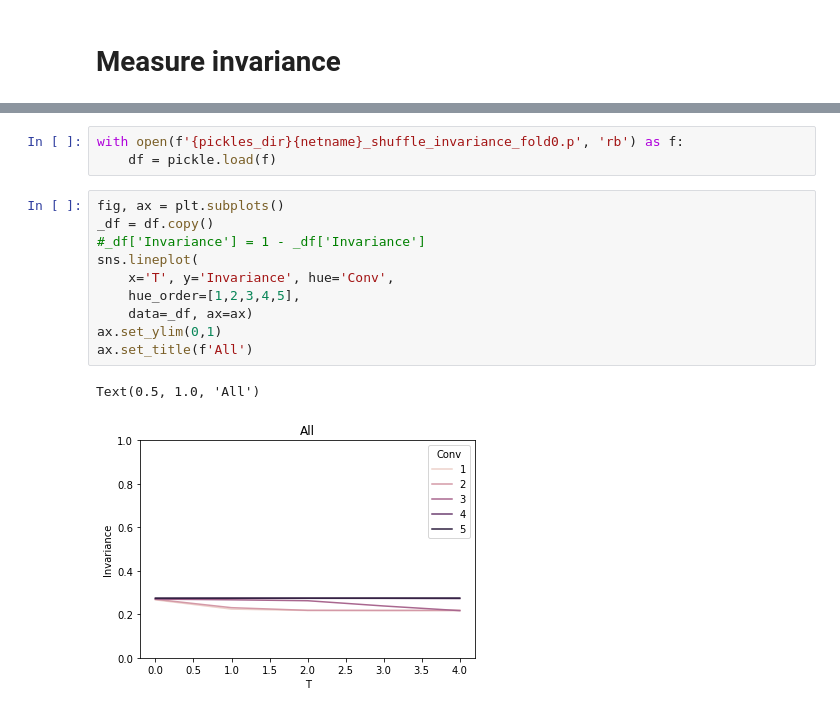
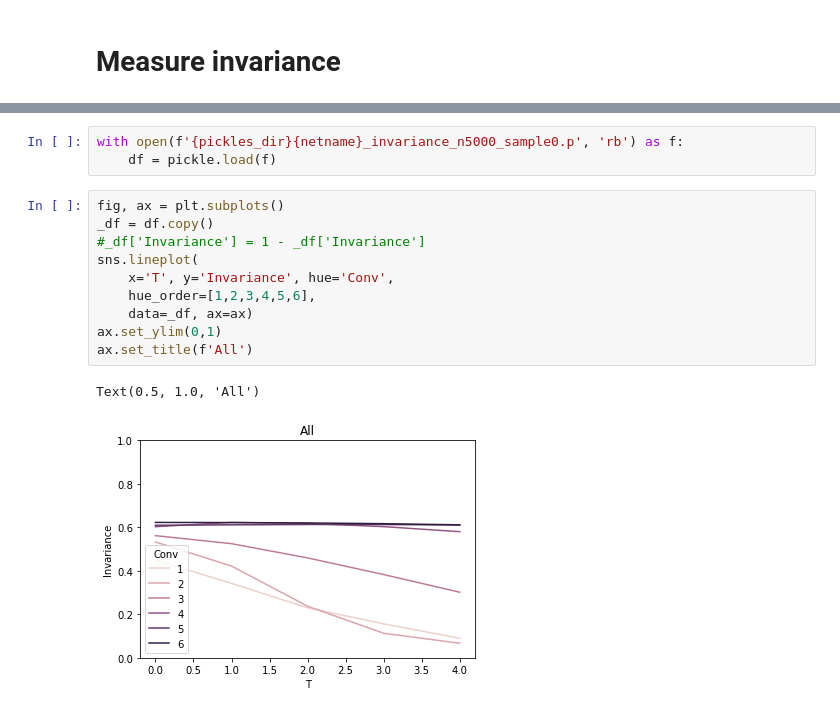
Before and after one commit to chingf/hallucnn, a Jupyter notebook: notebooks/13-noise-invariance.ipynb, the cells around one changed output, grey strips where cells are left out. Cells and saved outputs as stored; diff of their text form.

Commit message:
Change invariance/factorization to subsample neurons instead of data

```diff
--- a/notebooks/13-noise-invariance.ipynb
+++ b/notebooks/13-noise-invariance.ipynb
@@ -29,17 +43,17 @@ snr_types = [-9.0, -6.0, -3.0, 0.0, 3.0]
 # %%
-with open(f'{pickles_dir}{netname}_shuffle_invariance_fold0.p', 'rb') as f:
+with open(f'{pickles_dir}{netname}_invariance_n5000_sample0.p', 'rb') as f:
     df = pickle.load(f)
 # %%
 fig, ax = plt.subplots()
 _df = df.copy()
 #_df['Invariance'] = 1 - _df['Invariance']
 sns.lineplot(
     x='T', y='Invariance', hue='Conv',
-    hue_order=[1,2,3,4,5],
+    hue_order=[1,2,3,4,5,6],
     data=_df, ax=ax)
 ax.set_ylim(0,1)
 ax.set_title(f'All')
 # %% [output]
 Text(0.5, 1.0, 'All')
-[figure, old version]
+[figure, new version]
 # %%
```
Also changed, not shown: parts of 2 cells of this notebook, 5 other files.
